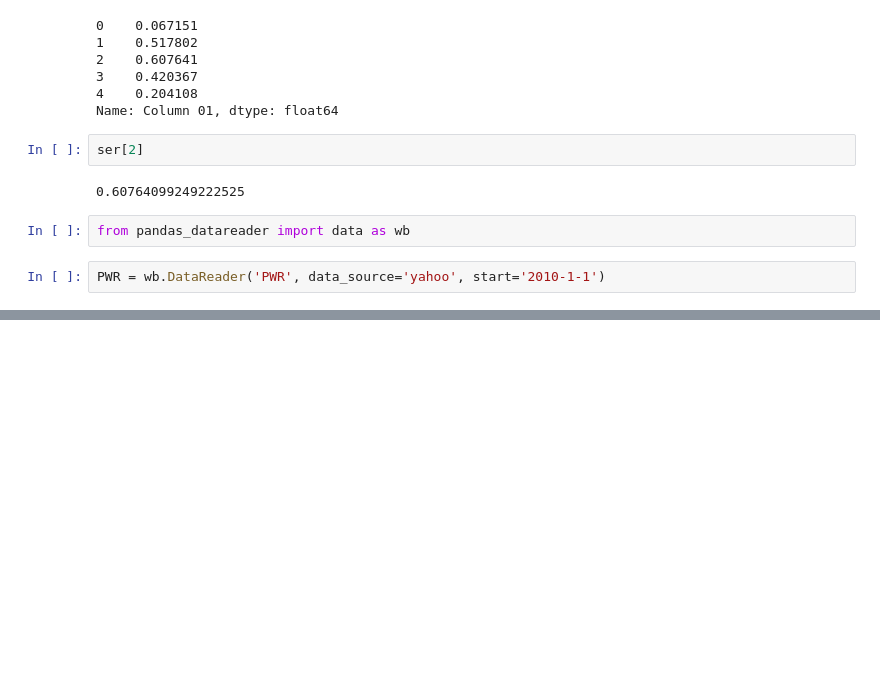
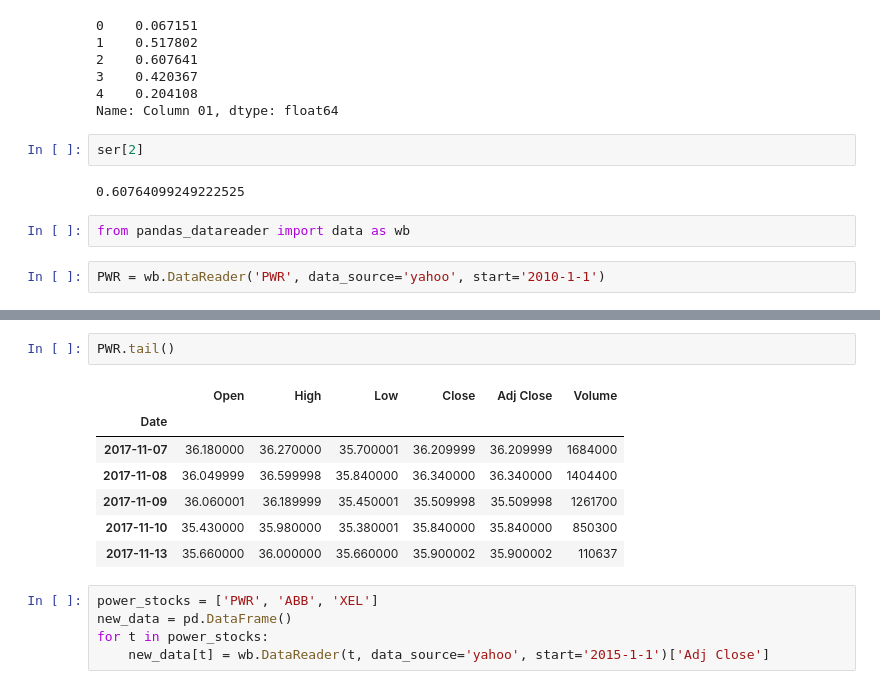
Before and after one commit to jefedeltejas/pythonFinance, a Jupyter notebook: Importing_and_Organizing_data_part1.ipynb, the cells around one changed output, grey strips where cells are left out. Drawn from its saved outputs; the diff is of its cells as text; blank space fills up the shorter version.

Commit message:
adding a list of stocks

```diff
--- a/Importing_and_Organizing_data_part1.ipynb
+++ b/Importing_and_Organizing_data_part1.ipynb
@@ -44,0 +69,15 @@ PWR
+# %%
+PWR.tail()
+# %% [output]
+|  | Open | High | Low | Close | Adj Close | Volume |
+| Date |  |  |  |  |  |  |
+| 2017-11-07 | 36.180000 | 36.270000 | 35.700001 | 36.209999 | 36.209999 | 1684000 |
+| 2017-11-08 | 36.049999 | 36.599998 | 35.840000 | 36.340000 | 36.340000 | 1404400 |
+| 2017-11-09 | 36.060001 | 36.189999 | 35.450001 | 35.509998 | 35.509998 | 1261700 |
+| 2017-11-10 | 35.430000 | 35.980000 | 35.380001 | 35.840000 | 35.840000 | 850300 |
+| 2017-11-13 | 35.660000 | 36.000000 | 35.660000 | 35.900002 | 35.900002 | 110637 |
+# %%
+power_stocks = ['PWR', 'ABB', 'XEL']
+new_data = pd.DataFrame()
+for t in power_stocks:
+    new_data[t] = wb.DataReader(t, data_source='yahoo', start='2015-1-1')['Adj Close']
```
Also changed, not shown: parts of 5 cells of this notebook.
